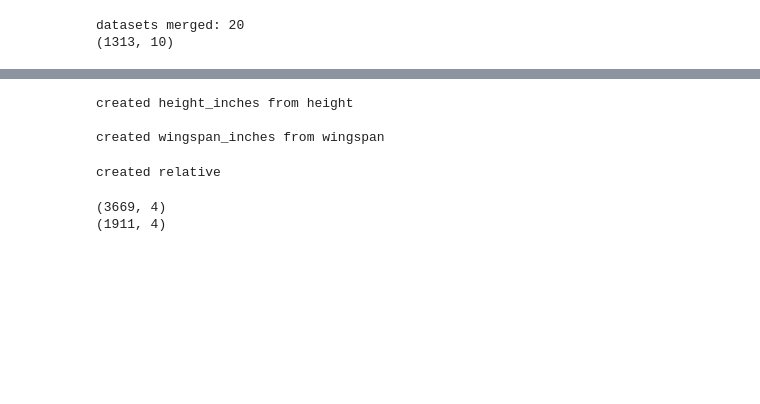
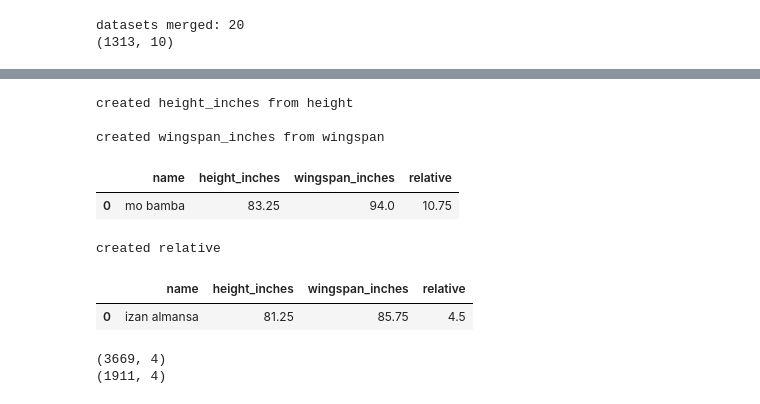
Before and after one commit to COGS108/Group135_WI26, a Jupyter notebook: data/v2 Wingspan Cleaner.ipynb, the cells around one changed output, grey strips where cells are left out. Drawn from its saved outputs; the diff is of its cells as text; code cells hidden in the pictures; blank space fills up the shorter version.

```diff
--- a/data/v2 Wingspan Cleaner.ipynb
+++ b/data/v2 Wingspan Cleaner.ipynb
@@ -104,26 +109,28 @@ raw column names: Index(['name', 'team', 'position', 'height_inches', 'wingspan_
 # %%
 #========= CLEANING 2026 WINGSPAN =========
 file_name = 'wingspan_crafted_2026'
 df = pd.read_csv(f'00-raw/Wingspan_Raw/{file_name}.csv')
 
 names = {
     'the-name':'name',
     'tablescraper-selected-row':'height',
     'tablescraper-selected-row 2':'wingspan',
     'tablescraper-selected-row 3':'relative'
 }
 df = df.rename(columns=names)
 df = df[['name','height','wingspan','relative']]
 df = proc_aio(df)
 
 wingspan_crafted_2026 = df
+
+wingspan_crafted_2026.to_csv(f'01-interim/wingspan_cleaned/{file_name}_cleaned.csv', index=False)
 wingspan_crafted_2026.head(1)
-
-df.to_csv(f'01-interim/wingspan_cleaned/{file_name}_cleaned.csv', index=False)
 # %% [output]
 created height_inches from height
 
 created wingspan_inches from wingspan
+|  | name | height_inches | wingspan_inches | relative |
+| 0 | mo bamba | 83.25 | 94.0 | 10.75 |
 # %%
 #========= WINGSPAN_KAGGLE =========
 file_name = 'wingspan_Kaggle'
@@ -140,14 +147,15 @@ df = df[['name','height_inches','wingspan_inches']]
 df['name'] = df['name'].str.split(',').apply(
     lambda x: f"{x[1].strip()} {x[0].strip()}" if len(x) > 1 else x[0]
 )
-
 df.head(1)
 wingspan_Kaggle = proc_aio(df)
 
+wingspan_Kaggle.to_csv(f'01-interim/wingspan_cleaned/{file_name}_cleaned.csv', index=False)
 wingspan_Kaggle.head(1)
-df.to_csv(f'01-interim/wingspan_cleaned/{file_name}_cleaned.csv', index=False)
 # %% [output]
 created relative
+|  | name | height_inches | wingspan_inches | relative |
+| 0 | izan almansa | 81.25 | 85.75 | 4.5 |
 # %%
 #=========== FINISHED INDIVIDUAL PROC, NOW MERGE ==============
 # %%
```
Also changed, not shown: parts of 2 cells of this notebook, 5 other files.
